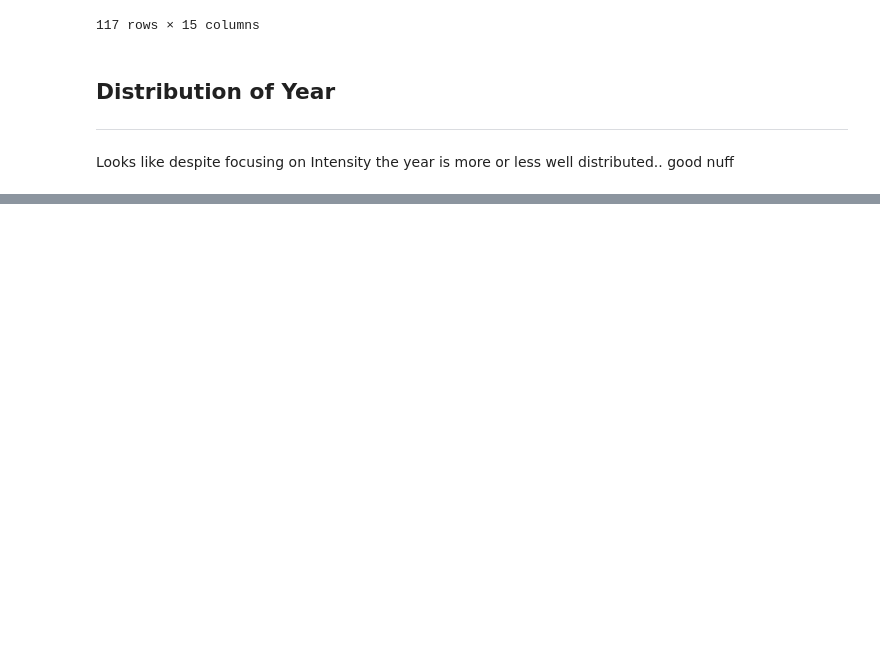
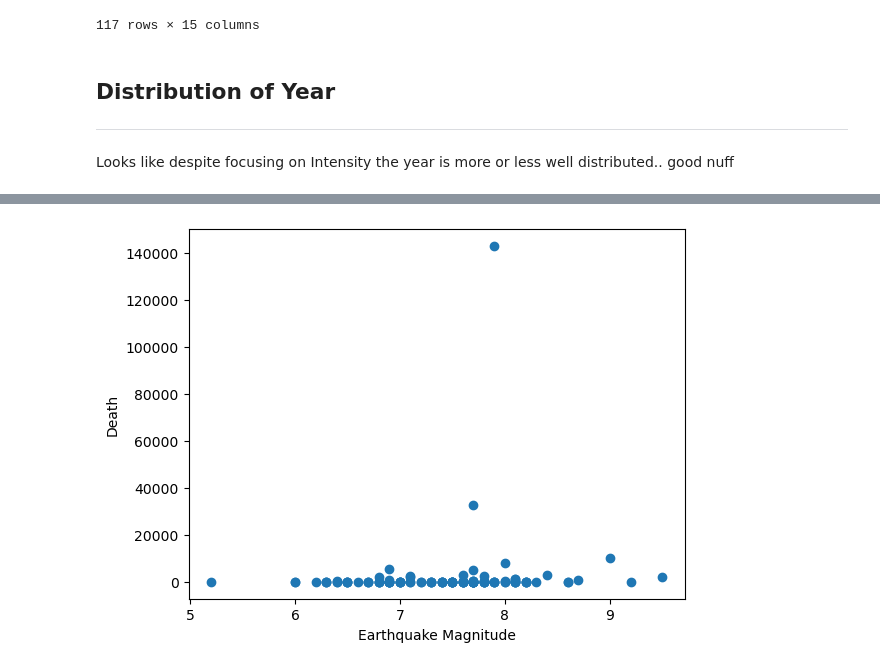
Before and after one commit to AmirAhanchian/Tsunami-Project-3-team5, a Jupyter notebook: Tsuanmi-Cleaning.ipynb, the cells around one changed output, grey strips where cells are left out. Cells and saved outputs as stored; diff of their text form; code cells hidden in the pictures; blank space fills up the shorter version.

```diff
--- a/Tsuanmi-Cleaning.ipynb
+++ b/Tsuanmi-Cleaning.ipynb
@@ -194,0 +419,8 @@ plt.hist(intensity['Year'])
+# %%
+#Earthquake Magnitude Scatterplot with Total Deaths
+plt.scatter(deaths_df.iloc[:,3],deaths_df.iloc[:,12])
+plt.xlabel('Earthquake Magnitude')
+plt.ylabel('Death')
+plt.show()
+# %% [output]
+[figure, added]
```
Also changed, not shown: parts of 12 cells of this notebook.
